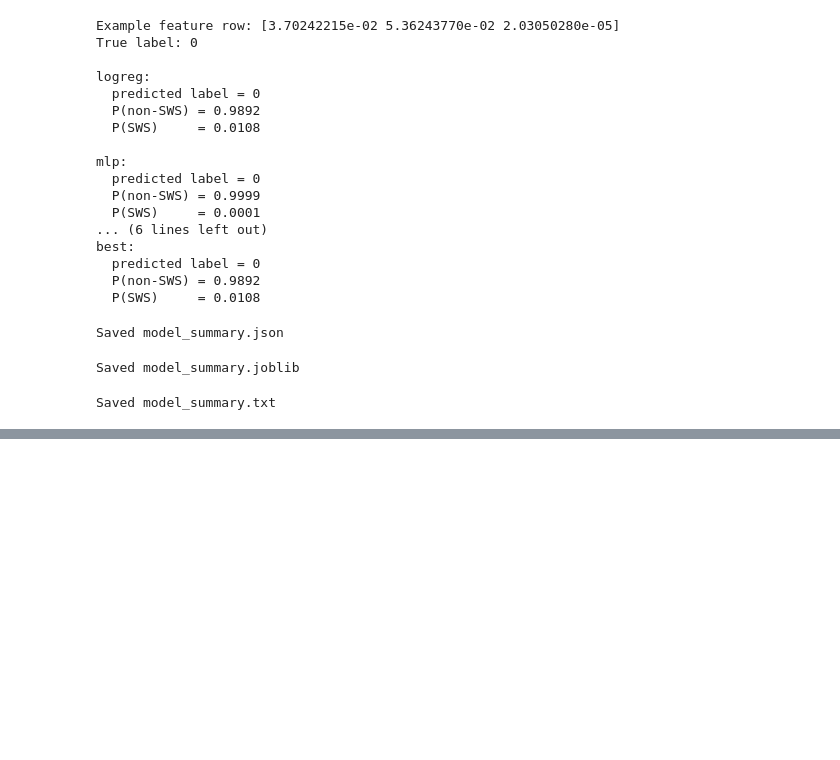
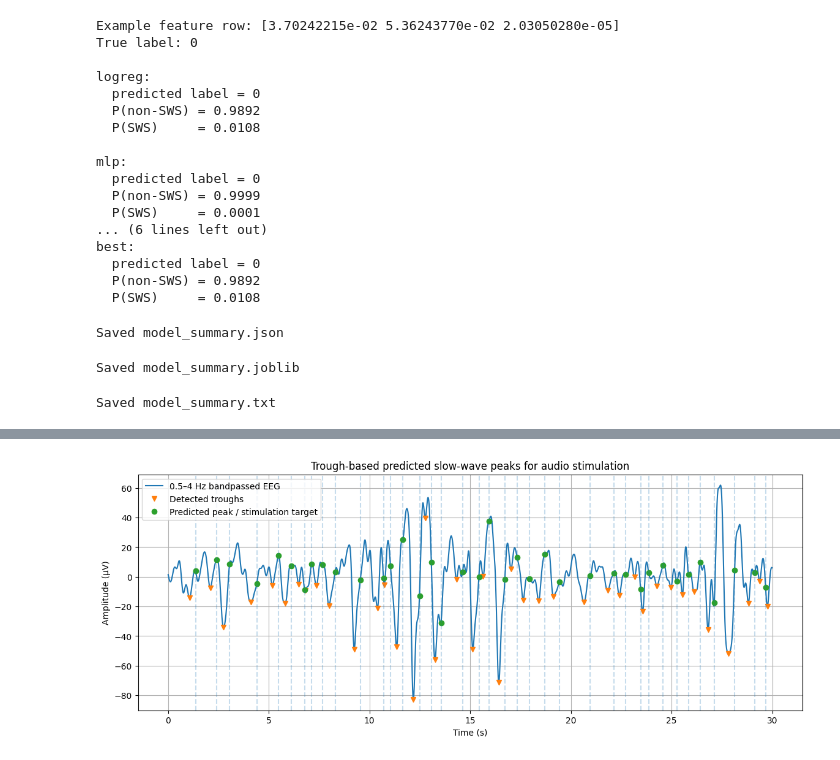
Before and after one commit to johnludeke/acoustic-stimulation-to-improve-sleep, a Jupyter notebook: python_SWS_prediction.ipynb, the cells around one changed output, grey strips where cells are left out. Saved outputs shown, nothing was run; the diff lists cells and outputs as text; code cells hidden in the pictures; blank space fills up the shorter version.

```diff
--- a/python_SWS_prediction.ipynb
+++ b/python_SWS_prediction.ipynb
@@ -552,0 +910,95 @@ Saved model_summary.txt
+# %%
+import numpy as np
+import matplotlib.pyplot as plt
+from scipy.signal import butter, filtfilt, find_peaks
+
+# -----------------------------
+# Use same epoch as "next epoch"
+# -----------------------------
+next_epoch = epoch.copy()
+sig = next_epoch - np.mean(next_epoch)
+
+# -----------------------------
+# Bandpass 0.5–4 Hz
+# -----------------------------
+b, a = butter(
+    N=4,
+    Wn=[0.5, 4.0],
+    btype="bandpass",
+    fs=sfreq
+)
+
+bp = filtfilt(b, a, sig)
+
+# -----------------------------
+# Use previously estimated frequency/period
+# -----------------------------
+estimated_freq = 1.613
+estimated_period = 1 / estimated_freq
+
+print(f"Using estimated frequency: {estimated_freq:.3f} Hz")
+print(f"Using estimated period: {estimated_period:.3f} s")
+
+# -----------------------------
+# Detect troughs
+# -----------------------------
+# Troughs are peaks of the negative signal
+min_trough_distance = int(0.5 * estimated_period * sfreq)
+
+troughs, trough_props = find_peaks(
+    -bp,
+    distance=min_trough_distance,
+    prominence=np.std(bp) * 0.5
+)
+
+trough_times = troughs / sfreq
+
+# -----------------------------
+# Predict next positive peaks
+# from trough + half period
+# -----------------------------
+predicted_peak_times = trough_times + estimated_period / 2
+predicted_peak_samples = (predicted_peak_times * sfreq).astype(int)
+
+# Keep only predictions inside epoch
+valid = predicted_peak_samples < len(bp)
+
+predicted_peak_times = predicted_peak_times[valid]
+predicted_peak_samples = predicted_peak_samples[valid]
+
+print("Detected troughs:", len(troughs))
+print("Predicted stimulation peaks:", len(predicted_peak_samples))
+
+# -----------------------------
+# Plot
+# -----------------------------
+t = np.arange(len(bp)) / sfreq
+
+plt.figure(figsize=(14, 5))
+
+plt.plot(t, bp, label="0.5–4 Hz bandpassed EEG")
+
+plt.plot(
+    trough_times,
+    bp[troughs],
+    "v",
+    label="Detected troughs"
+)
+
+plt.plot(
+    predicted_peak_times,
+    bp[predicted_peak_samples],
+    "o",
+    label="Predicted peak / stimulation target"
+)
+
+for pt in predicted_peak_times:
+    plt.axvline(pt, linestyle="--", alpha=0.25)
+
+plt.title("Trough-based predicted slow-wave peaks for audio stimulation")
+plt.xlabel("Time (s)")
+plt.ylabel("Amplitude (µV)")
+plt.grid(True)
+plt.legend()
+plt.show()
+# %% [output]
@@ -552,0 +1009 @@ Saved model_summary.txt
+[figure, added]
```
Also changed, not shown: parts of 6 cells of this notebook.
